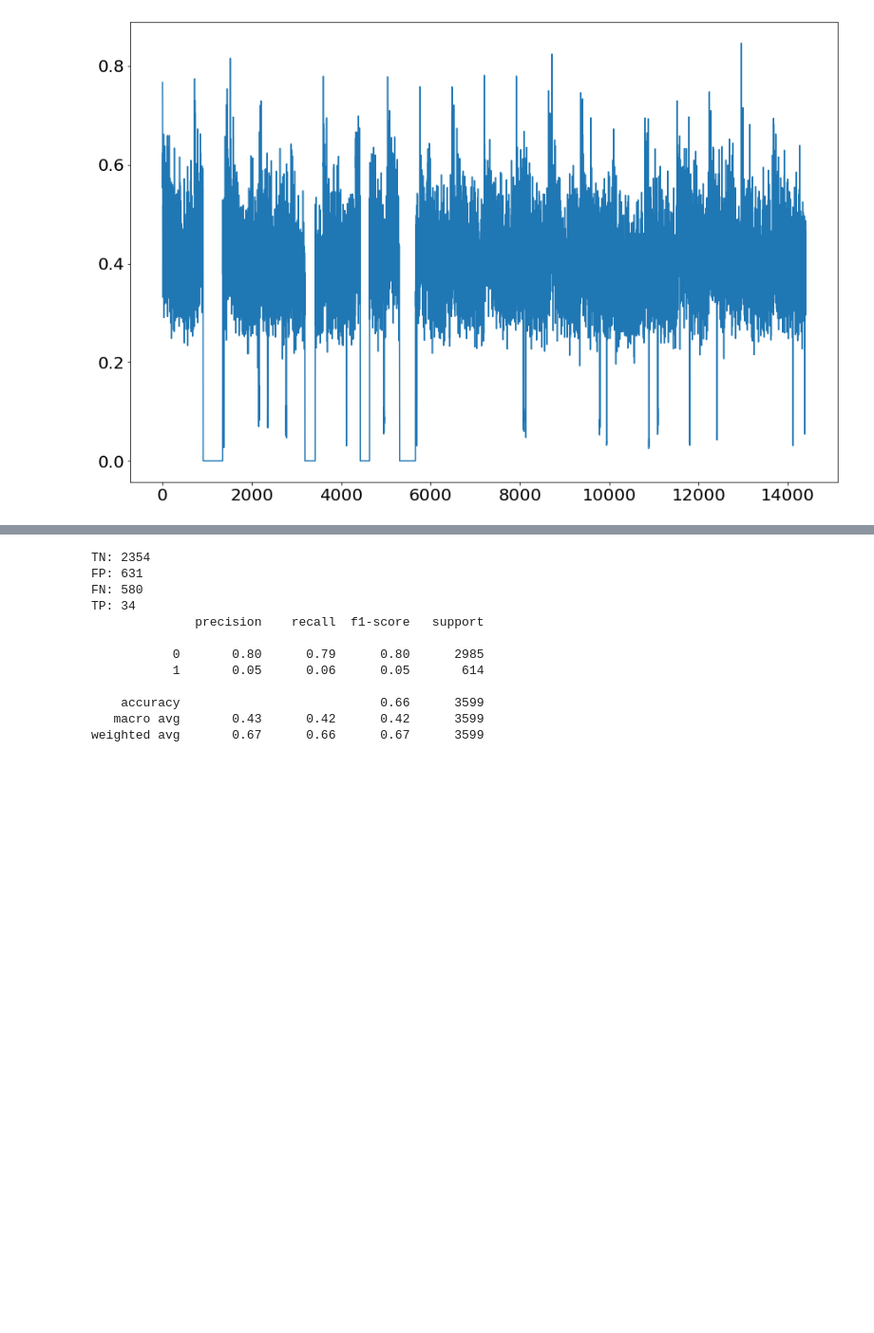
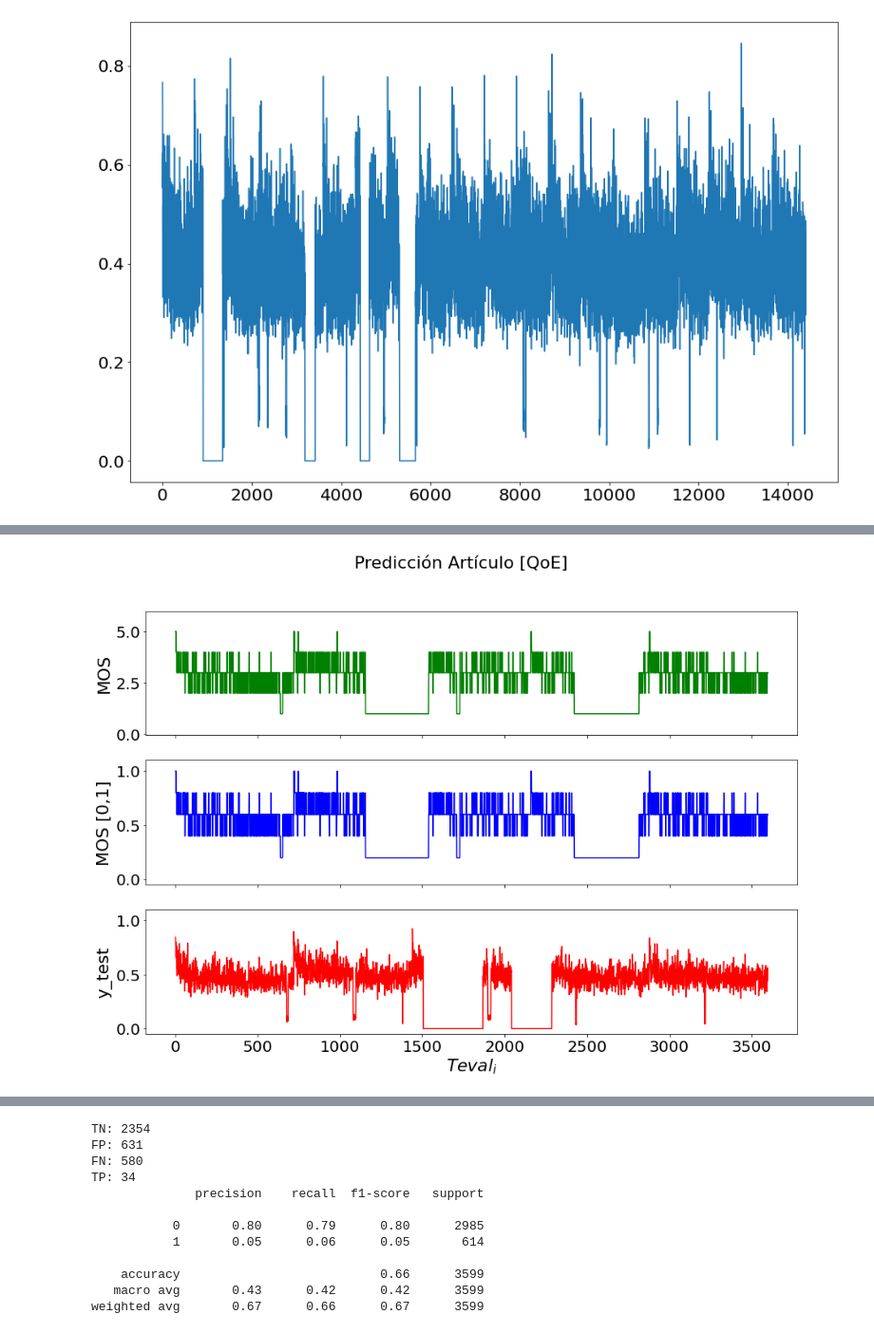
Before and after one commit to monaxiko/QoE-stimation, a Jupyter notebook: S2_Rural-mean_squared_error-ERRORs_v2.ipynb, the cells around one changed output, grey strips where cells are left out. Shown at 95% size. Drawn from its saved outputs; the diff is of its cells as text; code cells hidden in the pictures; blank space fills up the shorter version.

```diff
--- a/S2_Rural-mean_squared_error-ERRORs_v2.ipynb
+++ b/S2_Rural-mean_squared_error-ERRORs_v2.ipynb
@@ -338,6 +340,9 @@ print(yhat)
 print(len(yhat))
 print(len(dec_test))
 
+yhat2 = yhat/max(yhat)
+print(yhat2)
+
 comp = {'yhat': yhat, 'y_test': dec_test}
 df_comp = pd.DataFrame(data=comp)
 print(df_comp)
@@ -848 +854,31 @@ Epoch 6/150
        0.56079544])]
+# %%
+fig2, ((ax1), (ax2), (ax3)) = plt.subplots(nrows=3, ncols=1, sharex=True, sharey=False, figsize=(15,10))
+fig2.suptitle('Predicción Artículo [QoE]',fontsize=22)
+#fig2.xlabel('$Teval_i$' ,fontsize=22)
+
+ax1.plot(yhat,c='g')
+#ax1.set_xlabel('$Teval_i$' ,fontsize=22)
+ax1.set_ylabel('MOS', fontsize=22)
+ax1.set_ylim([-0.05,6])
+ax1.tick_params(axis='x', labelsize=20)
+ax1.tick_params(axis='y', labelsize=20)
+
+ax2.plot(yhat2,c='b')
+#ax1.set_xlabel('$Teval_i$' ,fontsize=22)
+ax2.set_ylabel('MOS [0,1]', fontsize=22,rotation=90)
+ax2.set_ylim([-0.05,1.1])
+ax2.tick_params(axis='x', labelsize=20)
+ax2.tick_params(axis='y', labelsize=20)
+
+ax3.plot(y_test_QoE,c='r')
+ax3.set_xlabel('$Teval_i$' ,fontsize=22)
+ax3.set_ylabel('y_test', fontsize=22,rotation=90)
+ax3.set_ylim([-0.05,1.1])
+ax3.tick_params(axis='x', labelsize=20)
+ax3.tick_params(axis='y', labelsize=20)
+plt.savefig('../figure/S2Rural-paperEstimationQoE.png', format='png',bbox_inches='tight')
+
+plt.show()
+# %% [output]
+[figure, added]
```
Also changed, not shown: parts of 36 cells of this notebook, 5 other files.
